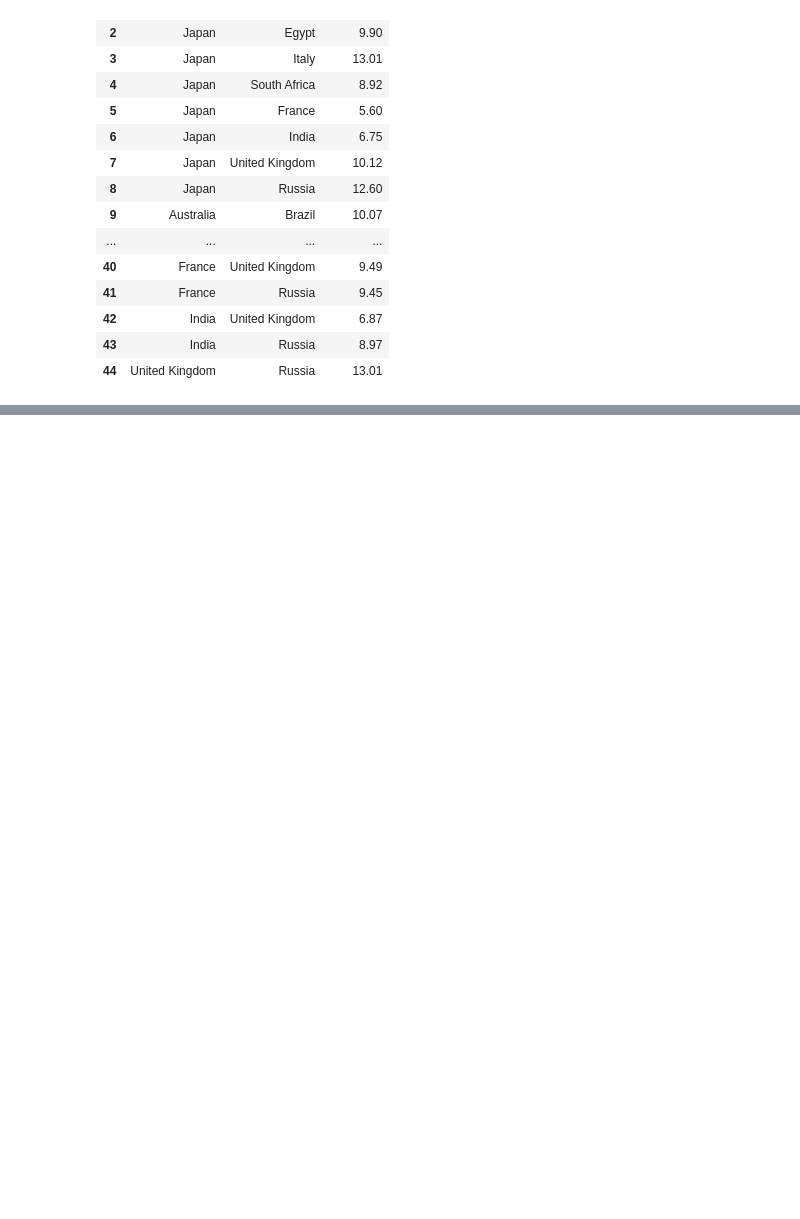
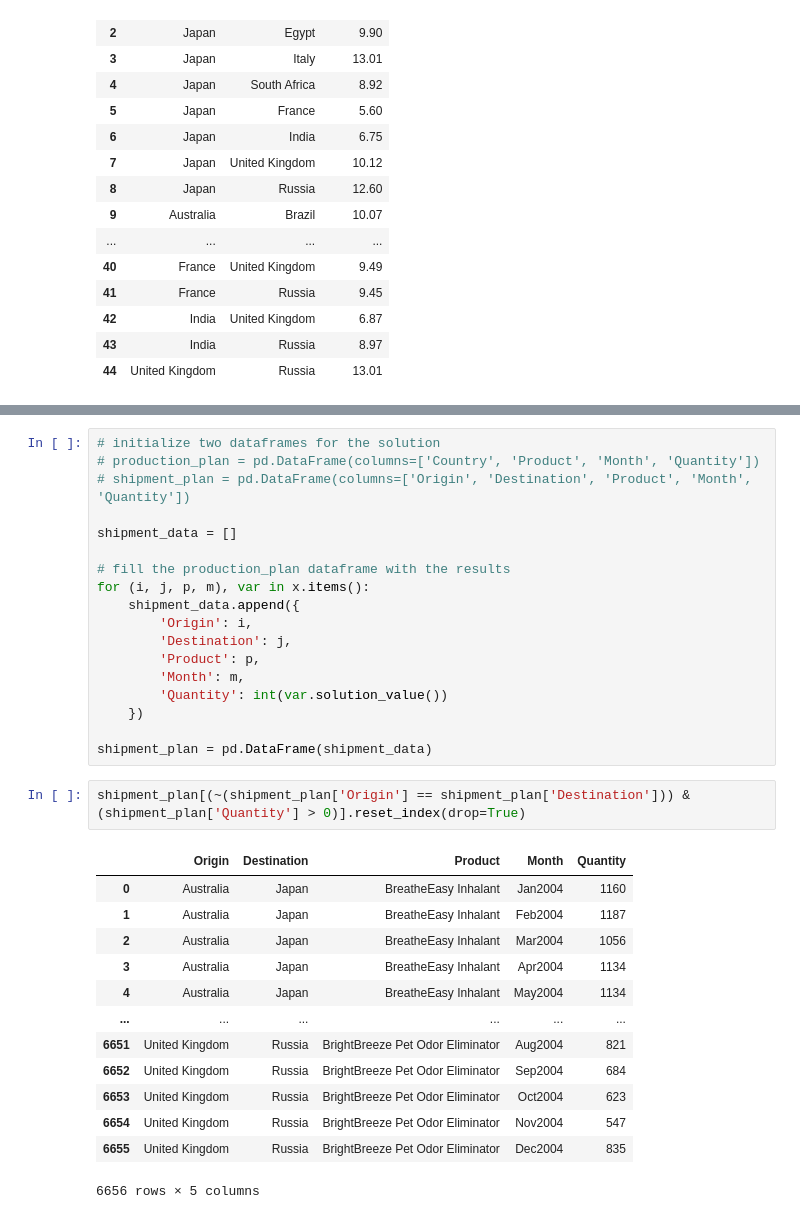
Before and after one commit to AI-neken/AI2S-hackathon, a Jupyter notebook: ex3.ipynb, the cells around one changed output, grey strips where cells are left out. Saved outputs shown, nothing was run; the diff lists cells and outputs as text; blank space fills up the shorter version.

```diff
--- a/ex3.ipynb
+++ b/ex3.ipynb
@@ -164,0 +142,34 @@ Production Plan:
+# %%
+# initialize two dataframes for the solution
+# production_plan = pd.DataFrame(columns=['Country', 'Product', 'Month', 'Quantity'])
+# shipment_plan = pd.DataFrame(columns=['Origin', 'Destination', 'Product', 'Month', 'Quantity'])
+
+shipment_data = []
+
+# fill the production_plan dataframe with the results
+for (i, j, p, m), var in x.items():
+	shipment_data.append({
+        'Origin': i,
+		'Destination': j,
+		'Product': p,
+		'Month': m,
+		'Quantity': int(var.solution_value())
+	})
+
+shipment_plan = pd.DataFrame(shipment_data)
+# %%
+shipment_plan[(~(shipment_plan['Origin'] == shipment_plan['Destination'])) & (shipment_plan['Quantity'] > 0)].reset_index(drop=True)
+# %% [output]
+|  | Origin | Destination | Product | Month | Quantity |
+| 0 | Australia | Japan | BreatheEasy Inhalant | Jan2004 | 1160 |
+| 1 | Australia | Japan | BreatheEasy Inhalant | Feb2004 | 1187 |
+| 2 | Australia | Japan | BreatheEasy Inhalant | Mar2004 | 1056 |
+| 3 | Australia | Japan | BreatheEasy Inhalant | Apr2004 | 1134 |
+| 4 | Australia | Japan | BreatheEasy Inhalant | May2004 | 1134 |
+| ... | ... | ... | ... | ... | ... |
+| 6651 | United Kingdom | Russia | BrightBreeze Pet Odor Eliminator | Aug2004 | 821 |
+| 6652 | United Kingdom | Russia | BrightBreeze Pet Odor Eliminator | Sep2004 | 684 |
+| 6653 | United Kingdom | Russia | BrightBreeze Pet Odor Eliminator | Oct2004 | 623 |
+| 6654 | United Kingdom | Russia | BrightBreeze Pet Odor Eliminator | Nov2004 | 547 |
+| 6655 | United Kingdom | Russia | BrightBreeze Pet Odor Eliminator | Dec2004 | 835 |
+6656 rows × 5 columns
```
Also changed, not shown: parts of 8 cells of this notebook, 4 other files.
